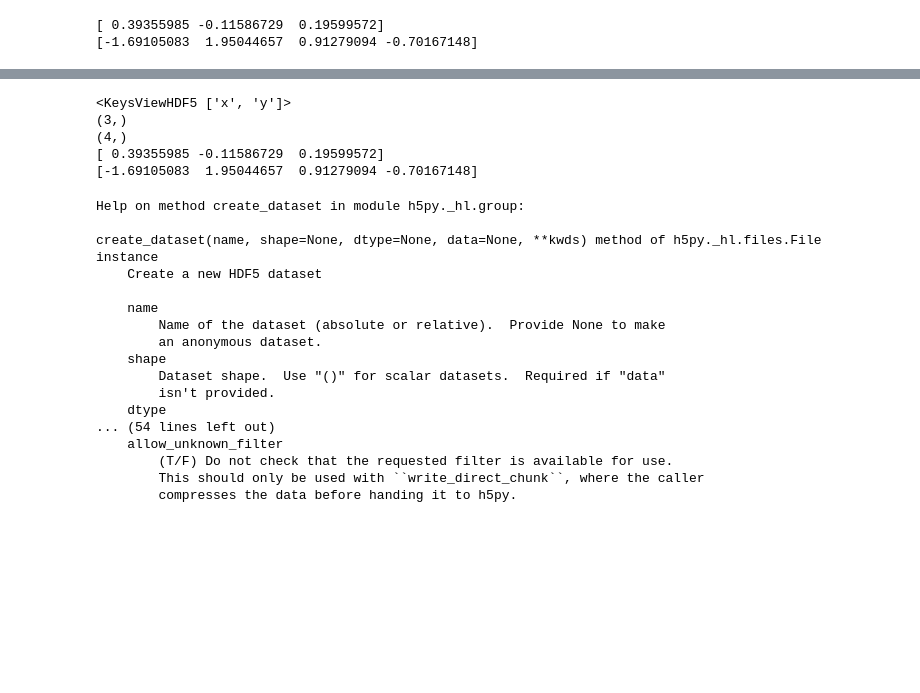
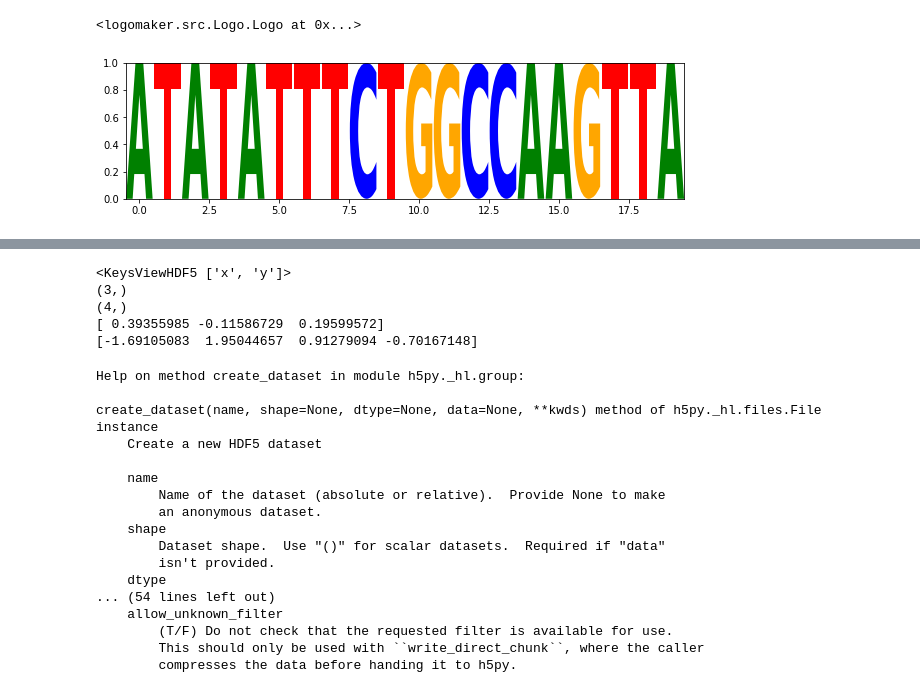
Before and after one commit to rohitkt10/regularization_project, a Jupyter notebook: notebooks/test.ipynb, the cells around one changed output, grey strips where cells are left out. Drawn from its saved outputs; the diff is of its cells as text; code cells hidden in the pictures; blank space fills up the shorter version.

```diff
--- a/notebooks/test.ipynb
+++ b/notebooks/test.ipynb
@@ -12,8 +0,0 @@ import h5py, numpy as np
-# %%
-x = np.random.randn(3)
-y = np.random.randn(4)
-print(x)
-print(y)
-# %% [output]
-[ 0.39355985 -0.11586729  0.19599572]
-[-1.69105083  1.95044657  0.91279094 -0.70167148]
@@ -19,0 +17,8 @@ print(y)
+# %%
+data = np.eye(4)[np.random.randint(0,4,(20,))].astype(np.int32)
+seq = pd.DataFrame(data=data, columns=list('ACGT'))
+# %%
+Logo(seq)
+# %% [output]
+<logomaker.src.Logo.Logo at 0x...>
+[figure, added]
```
Also changed, not shown: parts of 9 cells of this notebook, 10 other files.
